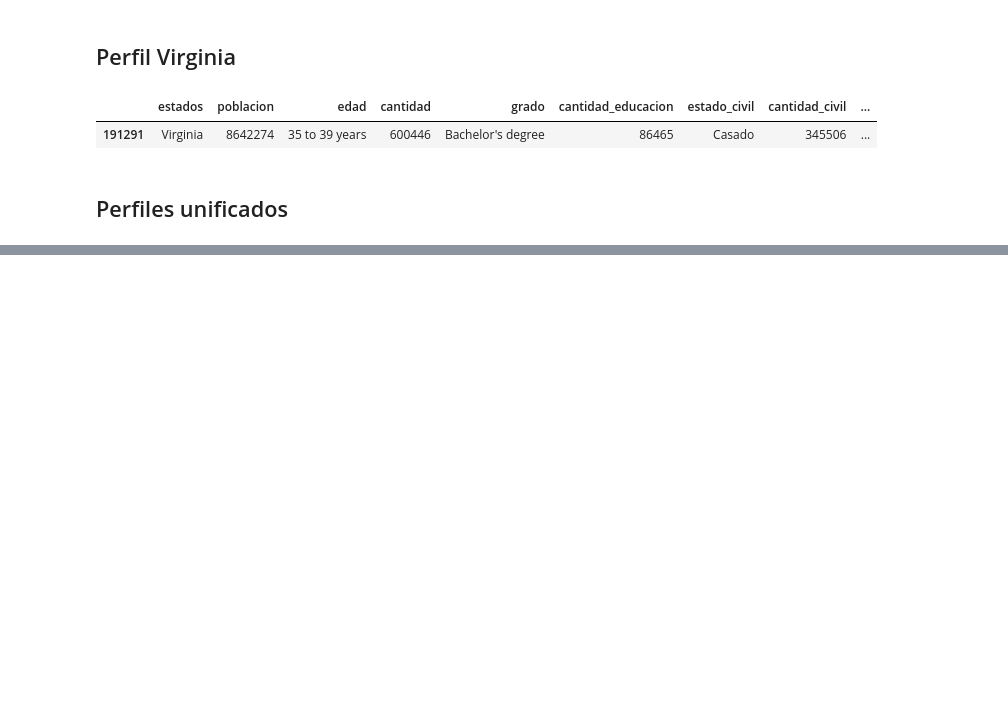
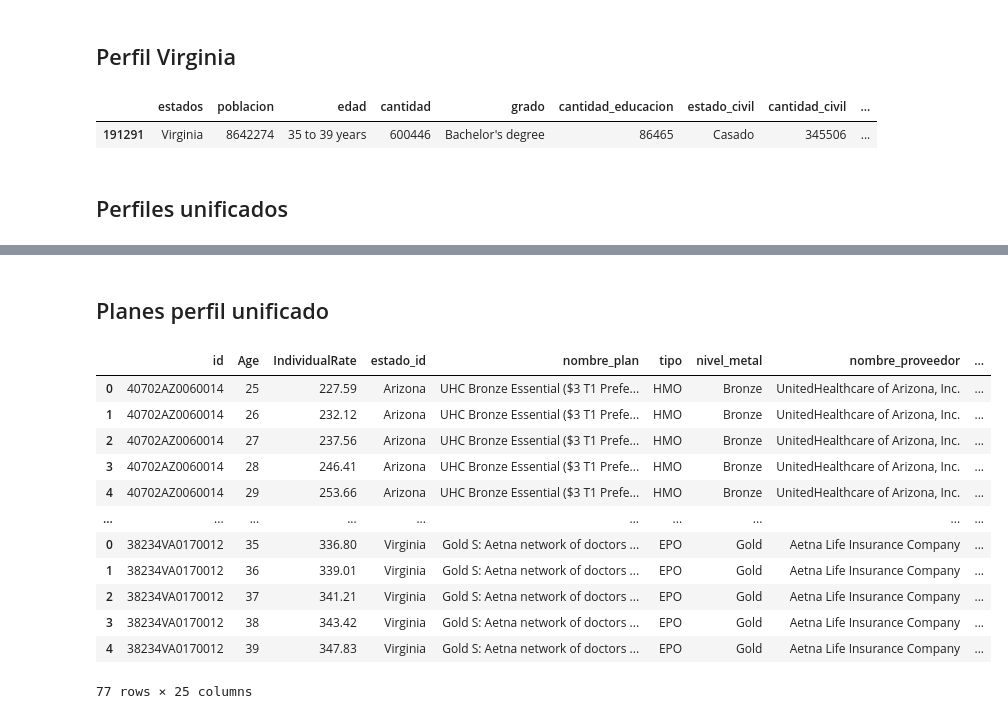
Before and after one commit to Lorena20U/proyect_bi, a Jupyter notebook: etl_nuevo_formato.ipynb, the cells around one changed output, grey strips where cells are left out. Drawn from its saved outputs; the diff is of its cells as text; code cells hidden in the pictures; blank space fills up the shorter version.

```diff
--- a/etl_nuevo_formato.ipynb
+++ b/etl_nuevo_formato.ipynb
@@ -769,0 +1166,5 @@ perfiles
+# %%
+plan_carolina_general  = pd.concat([plan_carolina,plan_carolina1,plan_carolina2])
+#plan_carolina_general  = plan_carolina_general .drop(["index"], axis=1)
+#plan_carolina_general  = plan_carolina_general .rename(columns={"id":"id_plan","level_0":"id"})
+plan_carolina_general.head(3)
@@ -769,0 +1255,11 @@ perfiles
+# %%
+plan_texas1 = tabla_general_planes[tabla_general_planes["estado_id"] == "Texas"]
+plan_texas1 = plan_texas1[plan_texas1["Age"].isin(['30','31','32','33','34'])]
+plan_texas1 = plan_texas1[plan_texas1["IndividualRate"] < (75000*0.16)]
+plan_texas1 = plan_texas1[plan_texas1["tipo"] == "EPO"]
+plan_texas1 = plan_texas1[plan_texas1["nivel_metal"] == "Silver"]
+plan_texas1_perfil = plan_texas1.groupby(["id","Age"])['IndividualRate'].min().reset_index()
+plan_texas1_perfil = plan_texas1_perfil.loc[plan_texas1_perfil.groupby(["Age"])['IndividualRate'].idxmin(),["id","Age","IndividualRate"]]
+plan_texas1 = pd.merge(plan_texas1_perfil, plan_texas1, how="left", on=["id","Age","IndividualRate"])
+plan_texas1["id_perfil"] = 14
+plan_texas1.head(3)
@@ -769,0 +1272,5 @@ perfiles
+# %%
+plan_texas_general  = pd.concat([plan_texas,plan_texas1])
+#plan_texas_general  = plan_texas_general .drop(["index"], axis=1)
+#plan_texas_general  = plan_texas_general .rename(columns={"id":"id_plan","level_0":"id"})
+plan_texas_general.head(3)
@@ -769,0 +1292,11 @@ perfiles
+# %%
+plan_virginia = tabla_general_planes[tabla_general_planes["estado_id"] == "Virginia"]
+plan_virginia = plan_virginia[plan_virginia["Age"].isin(['35','36','37','38','39'])]
+plan_virginia = plan_virginia[plan_virginia["IndividualRate"] < (75000*0.16)]
+plan_virginia = plan_virginia[plan_virginia["tipo"] == "EPO"]
+plan_virginia = plan_virginia[plan_virginia["nivel_metal"] == "Gold"]
+plan_virginia_perfil = plan_virginia.groupby(["id","Age"])['IndividualRate'].min().reset_index()
+plan_virginia_perfil = plan_virginia_perfil.loc[plan_virginia_perfil.groupby(["Age"])['IndividualRate'].idxmin(),["id","Age","IndividualRate"]]
+plan_virginia = pd.merge(plan_virginia_perfil, plan_virginia, how="left", on=["id","Age","IndividualRate"])
+plan_virginia["id_perfil"] = 15
+plan_virginia.head(3)
@@ -769,0 +1309,28 @@ perfiles
+# %% [markdown]
+## Planes perfil unificado
+# %%
+planes_perfiles_unificado = pd.concat([plan_arizona,
+           plan_florida,
+           plan_georgia_general,
+           plan_illinois_general,
+           plan_michigan,
+           plan_carolina_general,
+           plan_ohio,
+           plan_tennessee,
+           plan_texas_general,
+           plan_virginia])
+planes_perfiles_unificado
+# %% [output]
+|  | id | Age | IndividualRate | estado_id | nombre_plan | tipo | nivel_metal | nombre_proveedor | ... |
+| 0 | 40702AZ0060014 | 25 | 227.59 | Arizona | UHC Bronze Essential ($3 T1 Prefe... | HMO | Bronze | UnitedHealthcare of Arizona, Inc. | ... |
+| 1 | 40702AZ0060014 | 26 | 232.12 | Arizona | UHC Bronze Essential ($3 T1 Prefe... | HMO | Bronze | UnitedHealthcare of Arizona, Inc. | ... |
+| 2 | 40702AZ0060014 | 27 | 237.56 | Arizona | UHC Bronze Essential ($3 T1 Prefe... | HMO | Bronze | UnitedHealthcare of Arizona, Inc. | ... |
+| 3 | 40702AZ0060014 | 28 | 246.41 | Arizona | UHC Bronze Essential ($3 T1 Prefe... | HMO | Bronze | UnitedHealthcare of Arizona, Inc. | ... |
+| 4 | 40702AZ0060014 | 29 | 253.66 | Arizona | UHC Bronze Essential ($3 T1 Prefe... | HMO | Bronze | UnitedHealthcare of Arizona, Inc. | ... |
+| ... | ... | ... | ... | ... | ... | ... | ... | ... | ... |
+| 0 | 38234VA0170012 | 35 | 336.80 | Virginia | Gold S: Aetna network of doctors ... | EPO | Gold | Aetna Life Insurance Company | ... |
+| 1 | 38234VA0170012 | 36 | 339.01 | Virginia | Gold S: Aetna network of doctors ... | EPO | Gold | Aetna Life Insurance Company | ... |
+| 2 | 38234VA0170012 | 37 | 341.21 | Virginia | Gold S: Aetna network of doctors ... | EPO | Gold | Aetna Life Insurance Company | ... |
+| 3 | 38234VA0170012 | 38 | 343.42 | Virginia | Gold S: Aetna network of doctors ... | EPO | Gold | Aetna Life Insurance Company | ... |
+| 4 | 38234VA0170012 | 39 | 347.83 | Virginia | Gold S: Aetna network of doctors ... | EPO | Gold | Aetna Life Insurance Company | ... |
+77 rows × 25 columns
```
Also changed, not shown: parts of 71 cells of this notebook.
